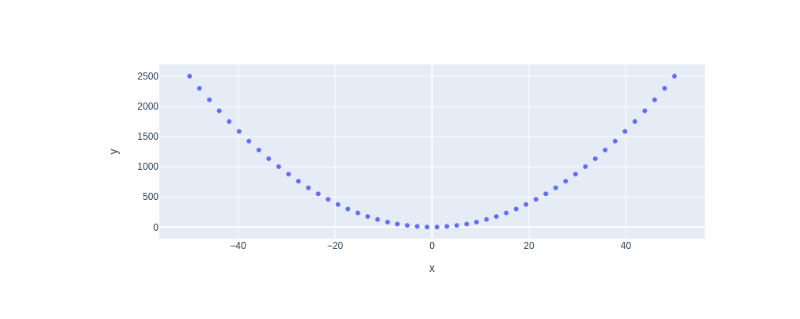
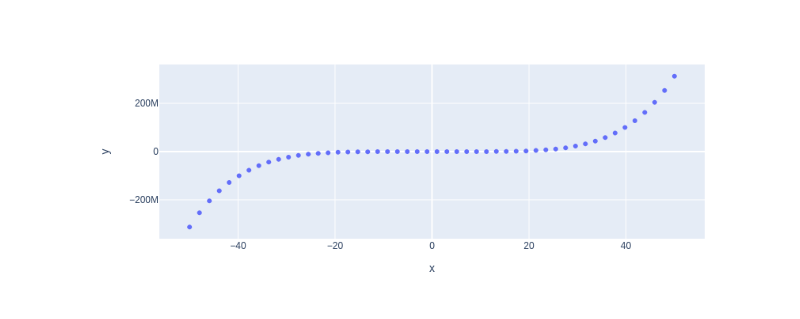
Before and after one commit to ajblum/ai267-sa, a Jupyter notebook: ch03/functions.ipynb, the cells around one changed output. Cells and saved outputs as stored; diff of their text form; code cells hidden in the pictures.

```diff
--- a/ch03/functions.ipynb
+++ b/ch03/functions.ipynb
@@ -4,7 +4,7 @@ import plotly.express as px
 # x-axis data points
 x = np.linspace(start=-50, stop=50)
 # y-axis data points
-y = x ** 2
+y = x ** 5
 # define the plot
 fig = px.scatter(x=x, y=y)
 fig.show()
@@ -13 +12 @@ fig.show()
-[figure, old version]
+[figure, new version]
```
Also changed, not shown: parts of 1 cell of this notebook.
